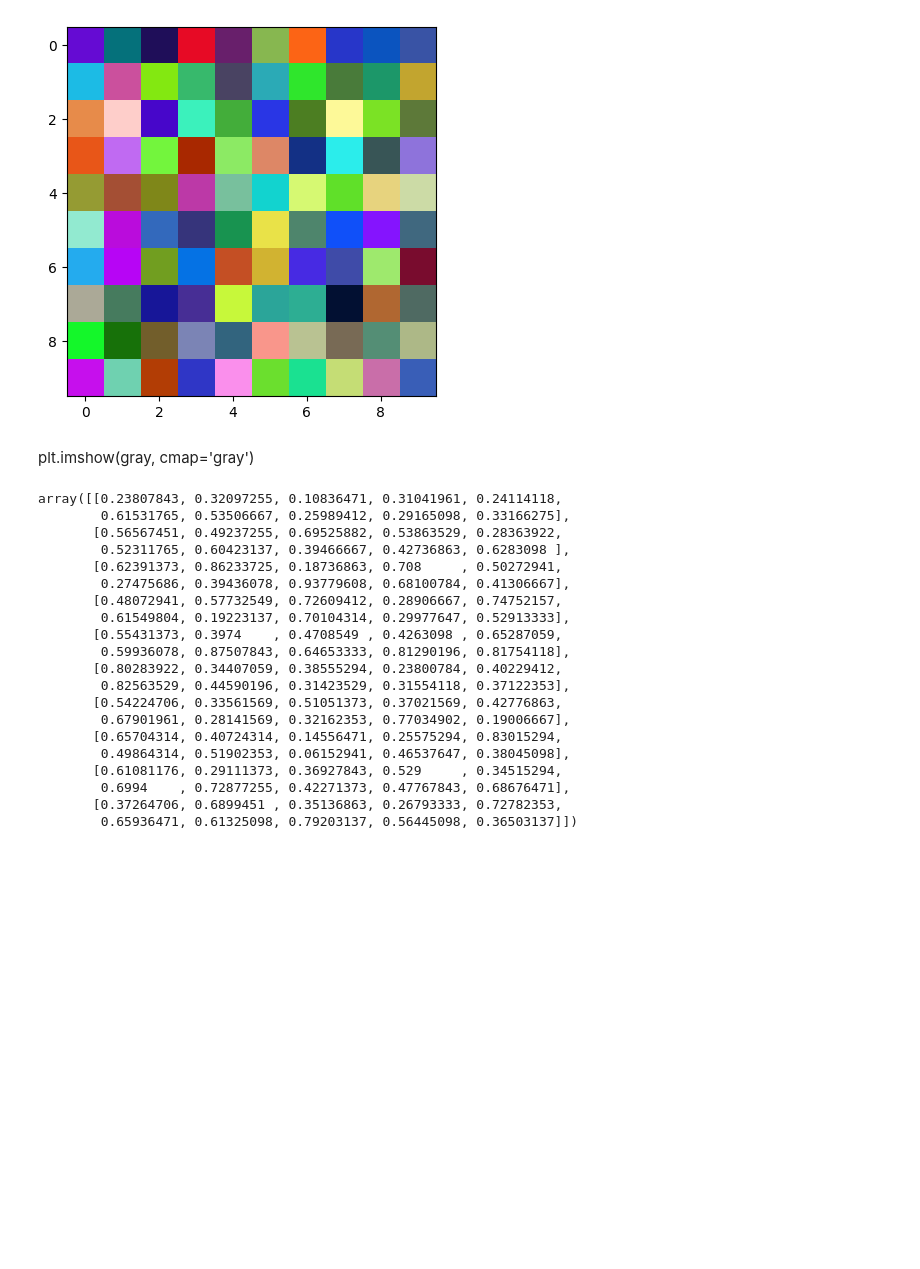
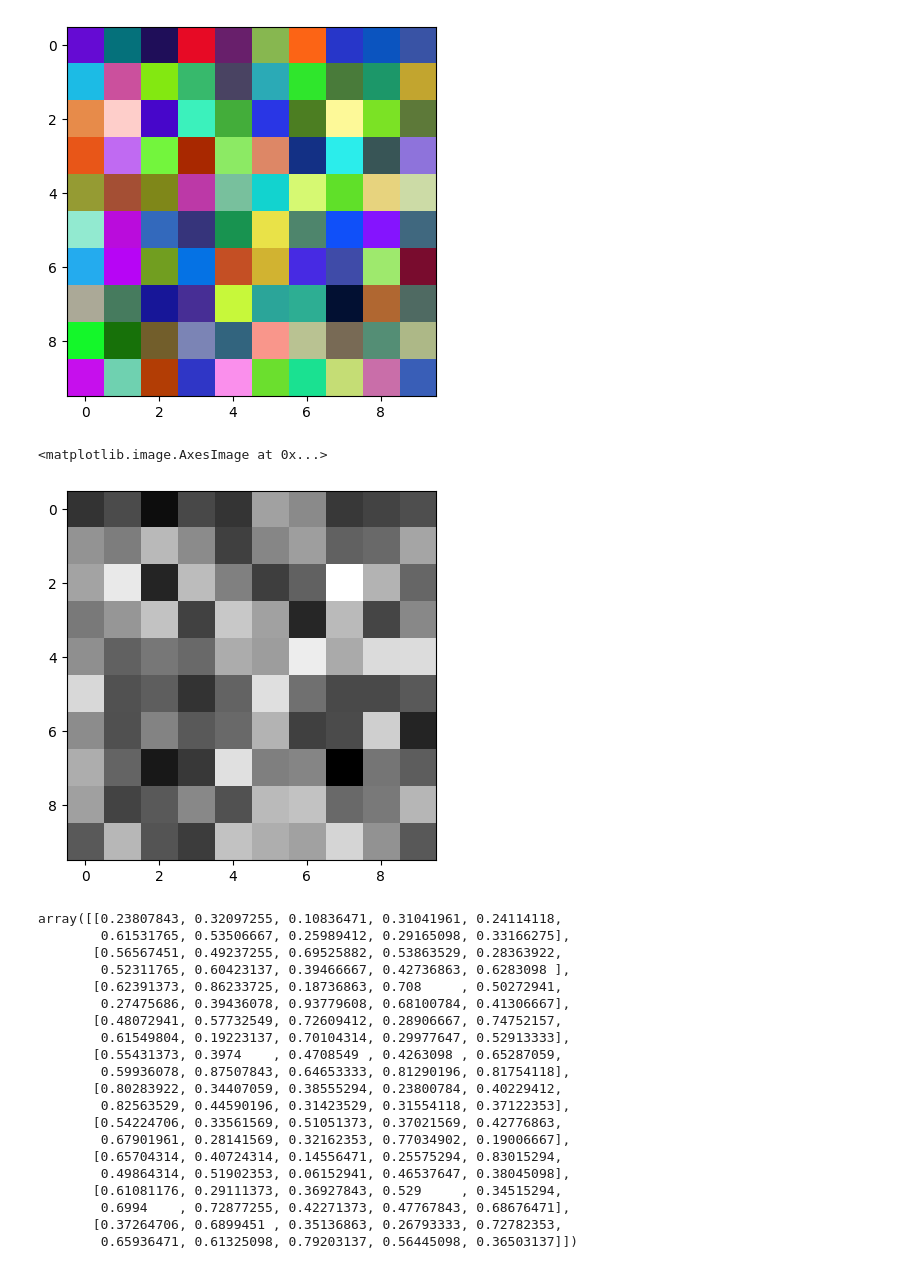
Before and after one commit to rafaelfabri/processamento-img-digitais, a Jupyter notebook: Aula 2/Untitled.ipynb, the cells around one changed output. Cells and saved outputs as stored; diff of their text form; code cells hidden in the pictures; blank space fills up the shorter version.

```diff
--- a/Aula 2/Untitled.ipynb
+++ b/Aula 2/Untitled.ipynb
@@ -45,8 +45,11 @@ plt.imshow(imagem_np)
 #https://www.youtube.com/watch?v=P0Yq3Ni24cE
 r, g, b = imagem_np[:,:,0], imagem_np[:,:,1], imagem_np[:,:,2]
 gray = r*0.299 + g*0.587 + b*0.114
-# %% [markdown]
-plt.imshow(gray, cmap='gray')
+# %%
+plt.imshow(gray, cmap='gray')
+# %% [output]
+<matplotlib.image.AxesImage at 0x...>
+[figure, added]
 # %%
 gray_binarizada =  gray / 255
 gray_binarizada
```
Also changed, not shown: parts of 1 cell of this notebook, 3 other files.
